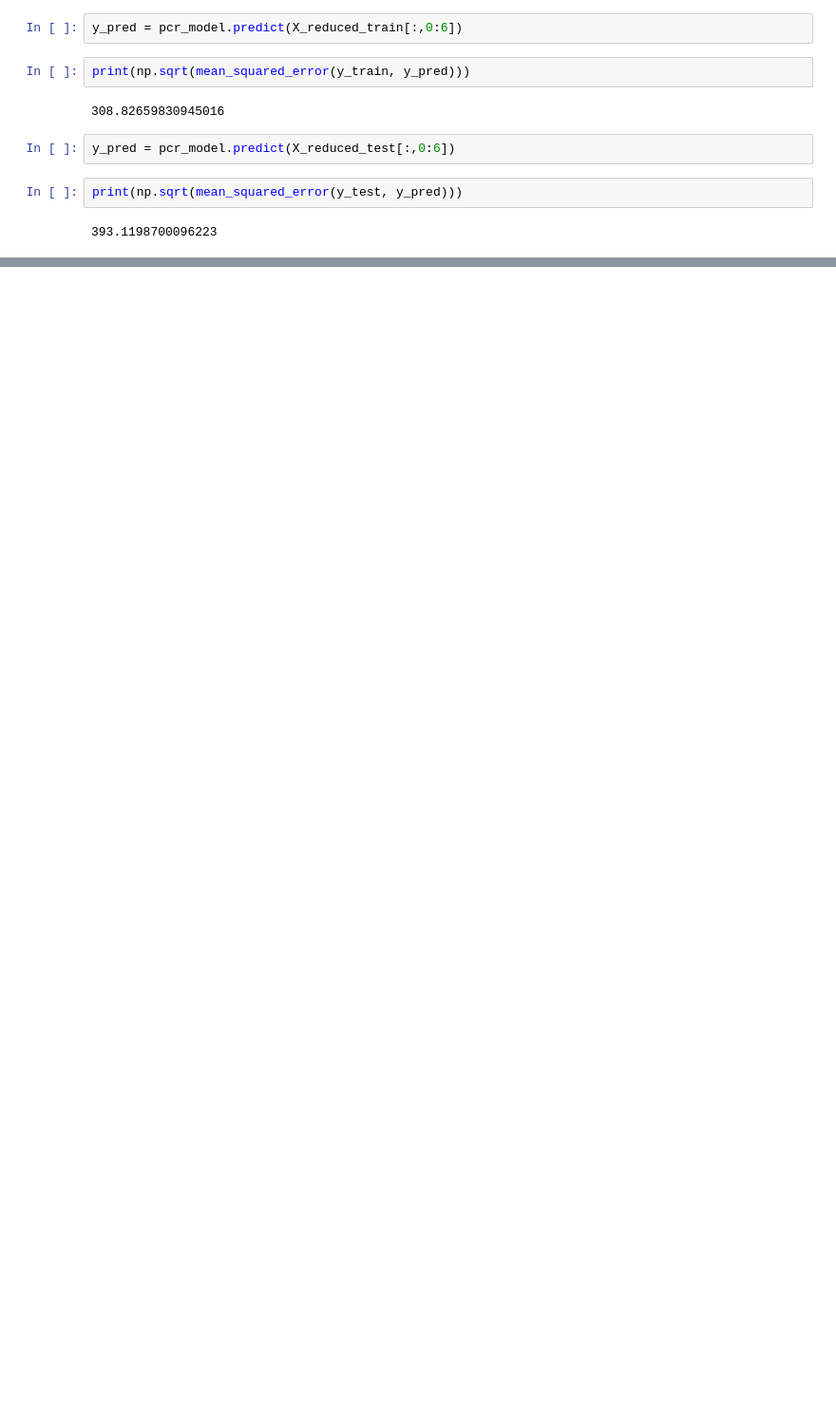
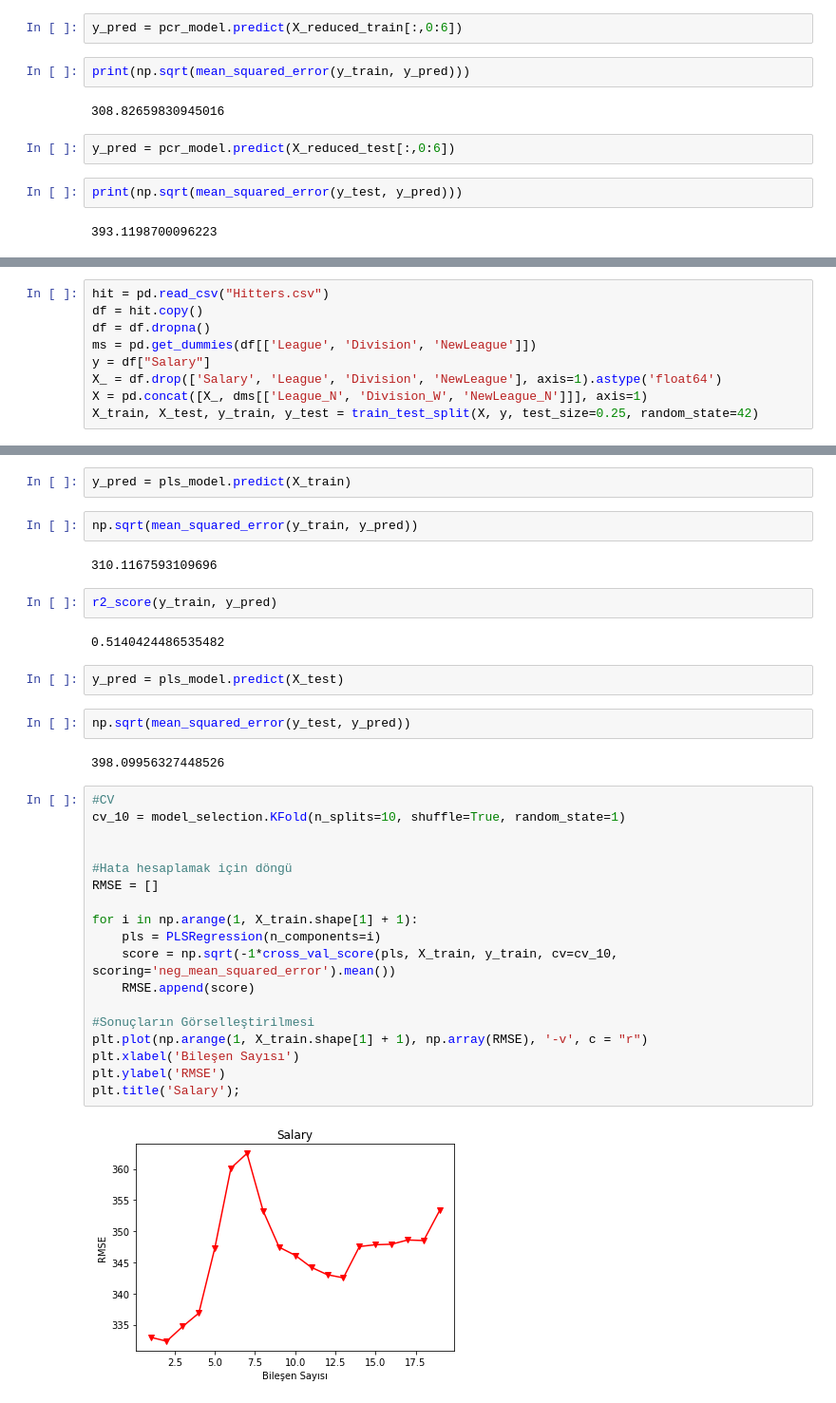
Before and after one commit to tacettinkustu/Data-Analysis, a Jupyter notebook: Machine Learning/Linear Regression 2.ipynb, the cells around one changed output, grey strips where cells are left out. Shown: that part at 95% size. Drawn from its saved outputs; the diff is of its cells as text; blank space fills up the shorter version.

```diff
--- a/Machine Learning/Linear Regression 2.ipynb
+++ b/Machine Learning/Linear Regression 2.ipynb
@@ -231,0 +234,9 @@ print(np.sqrt(mean_squared_error(y_test, y_pred)))
+# %%
+hit = pd.read_csv("Hitters.csv")
+df = hit.copy()
+df = df.dropna()
+ms = pd.get_dummies(df[['League', 'Division', 'NewLeague']])
+y = df["Salary"]
+X_ = df.drop(['Salary', 'League', 'Division', 'NewLeague'], axis=1).astype('float64')
+X = pd.concat([X_, dms[['League_N', 'Division_W', 'NewLeague_N']]], axis=1)
+X_train, X_test, y_train, y_test = train_test_split(X, y, test_size=0.25, random_state=42)
@@ -231,0 +291,36 @@ print(np.sqrt(mean_squared_error(y_test, y_pred)))
+# %%
+y_pred = pls_model.predict(X_train)
+# %%
+np.sqrt(mean_squared_error(y_train, y_pred))
+# %% [output]
+310.1167593109696
+# %%
+r2_score(y_train, y_pred)
+# %% [output]
+0.5140424486535482
+# %%
+y_pred = pls_model.predict(X_test)
+# %%
+np.sqrt(mean_squared_error(y_test, y_pred))
+# %% [output]
+398.09956327448526
+# %%
+#CV
+cv_10 = model_selection.KFold(n_splits=10, shuffle=True, random_state=1)
+
+
+#Hata hesaplamak için döngü
+RMSE = []
+
+for i in np.arange(1, X_train.shape[1] + 1):
+    pls = PLSRegression(n_components=i)
+    score = np.sqrt(-1*cross_val_score(pls, X_train, y_train, cv=cv_10, scoring='neg_mean_squared_error').mean())
+    RMSE.append(score)
+
+#Sonuçların Görselleştirilmesi
+plt.plot(np.arange(1, X_train.shape[1] + 1), np.array(RMSE), '-v', c = "r")
+plt.xlabel('Bileşen Sayısı')
+plt.ylabel('RMSE')
+plt.title('Salary');
+# %% [output]
+[figure, added]
```
Also changed, not shown: parts of 8 cells of this notebook.
